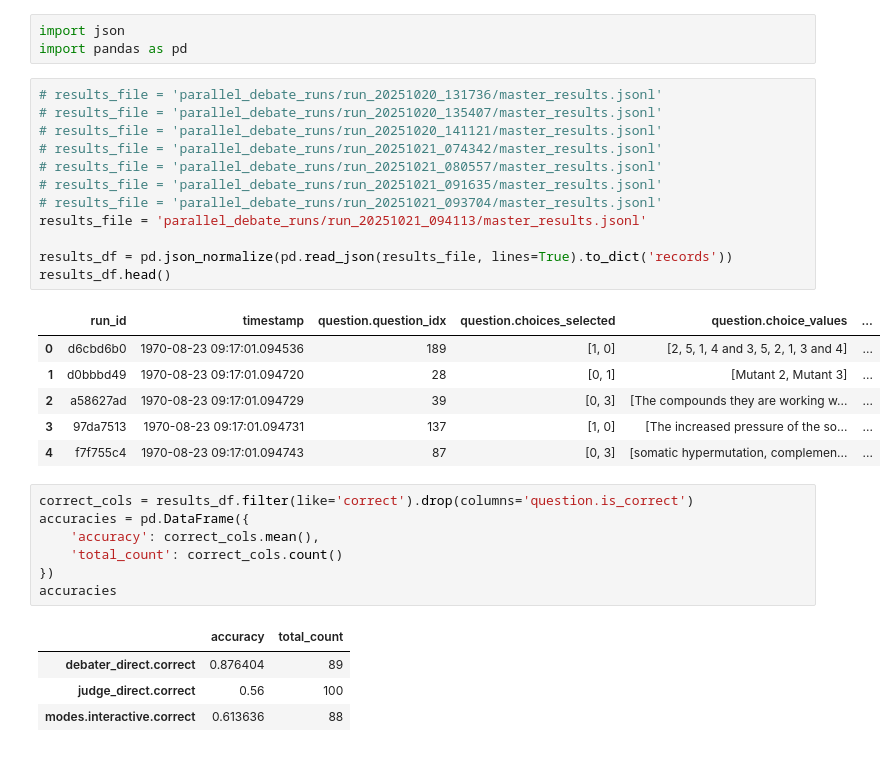
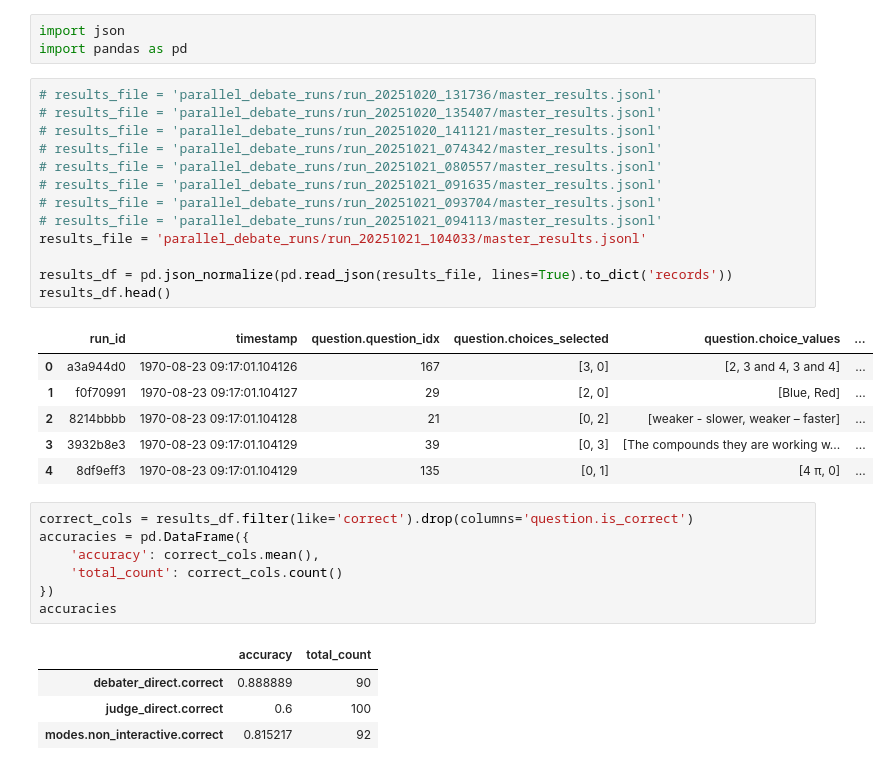
Before and after one commit to joshlevy89/llm_judge_debate, a Jupyter notebook: analyze_debate_results.ipynb, the cells around one changed output. Saved outputs shown, nothing was run; the diff lists cells and outputs as text.

```diff
--- a/analyze_debate_results.ipynb
+++ b/analyze_debate_results.ipynb
@@ -11,22 +11,23 @@ import pandas as pd
 # %%
 # results_file = 'parallel_debate_runs/run_20251020_131736/master_results.jsonl'
 # results_file = 'parallel_debate_runs/run_20251020_135407/master_results.jsonl'
 # results_file = 'parallel_debate_runs/run_20251020_141121/master_results.jsonl'
 # results_file = 'parallel_debate_runs/run_20251021_074342/master_results.jsonl'
 # results_file = 'parallel_debate_runs/run_20251021_080557/master_results.jsonl'
 # results_file = 'parallel_debate_runs/run_20251021_091635/master_results.jsonl'
 # results_file = 'parallel_debate_runs/run_20251021_093704/master_results.jsonl'
-results_file = 'parallel_debate_runs/run_20251021_094113/master_results.jsonl'
+# results_file = 'parallel_debate_runs/run_20251021_094113/master_results.jsonl'
+results_file = 'parallel_debate_runs/run_20251021_104033/master_results.jsonl'
 
 results_df = pd.json_normalize(pd.read_json(results_file, lines=True).to_dict('records'))
 results_df.head()
 # %% [output]
 |  | run_id | timestamp | question.question_idx | question.choices_selected | question.choice_values | ... |
-| 0 | d6cbd6b0 | 1970-08-23 09:17:01.094536 | 189 | [1, 0] | [2, 5, 1, 4 and 3, 5, 2, 1, 3 and 4] | ... |
-| 1 | d0bbbd49 | 1970-08-23 09:17:01.094720 | 28 | [0, 1] | [Mutant 2, Mutant 3] | ... |
-| 2 | a58627ad | 1970-08-23 09:17:01.094729 | 39 | [0, 3] | [The compounds they are working w... | ... |
-| 3 | 97da7513 | 1970-08-23 09:17:01.094731 | 137 | [1, 0] | [The increased pressure of the so... | ... |
-| 4 | f7f755c4 | 1970-08-23 09:17:01.094743 | 87 | [0, 3] | [somatic hypermutation, complemen... | ... |
+| 0 | a3a944d0 | 1970-08-23 09:17:01.104126 | 167 | [3, 0] | [2, 3 and 4, 3 and 4] | ... |
+| 1 | f0f70991 | 1970-08-23 09:17:01.104127 | 29 | [2, 0] | [Blue, Red] | ... |
+| 2 | 8214bbbb | 1970-08-23 09:17:01.104128 | 21 | [0, 2] | [weaker - slower, weaker – faster] | ... |
+| 3 | 3932b8e3 | 1970-08-23 09:17:01.104129 | 39 | [0, 3] | [The compounds they are working w... | ... |
+| 4 | 8df9eff3 | 1970-08-23 09:17:01.104129 | 135 | [0, 1] | [4 π, 0] | ... |
 # %%
 correct_cols = results_df.filter(like='correct').drop(columns='question.is_correct')
 accuracies = pd.DataFrame({
@@ -36,9 +37,9 @@ accuracies = pd.DataFrame({
 accuracies
 # %% [output]
 |  | accuracy | total_count |
-| debater_direct.correct | 0.876404 | 89 |
-| judge_direct.correct | 0.56 | 100 |
-| modes.interactive.correct | 0.613636 | 88 |
+| debater_direct.correct | 0.888889 | 90 |
+| judge_direct.correct | 0.6 | 100 |
+| modes.non_interactive.correct | 0.815217 | 92 |
 # %%
 from matplotlib import pyplot as plt
 ax = accuracies['accuracy'].plot.bar(color=plt.cm.tab10.colors, ylim=(0, 1))
```
Also changed, not shown: parts of 8 cells of this notebook.
